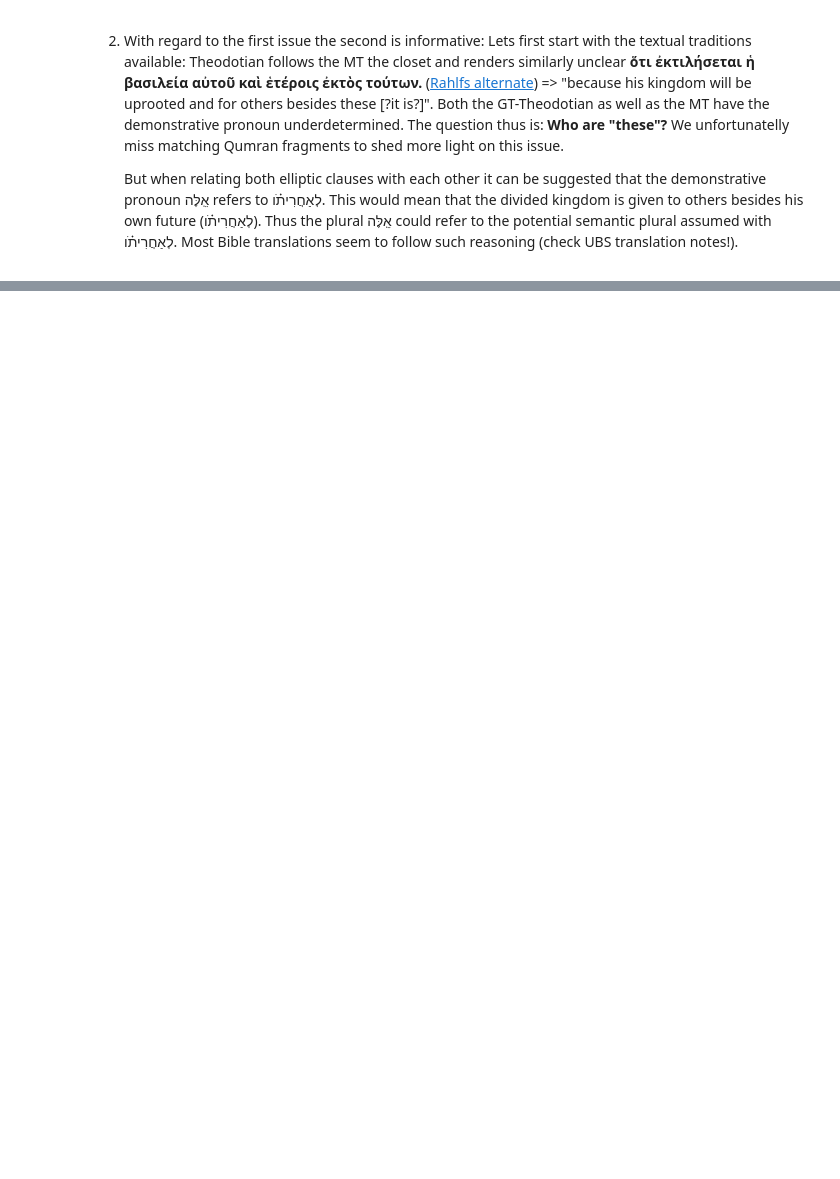
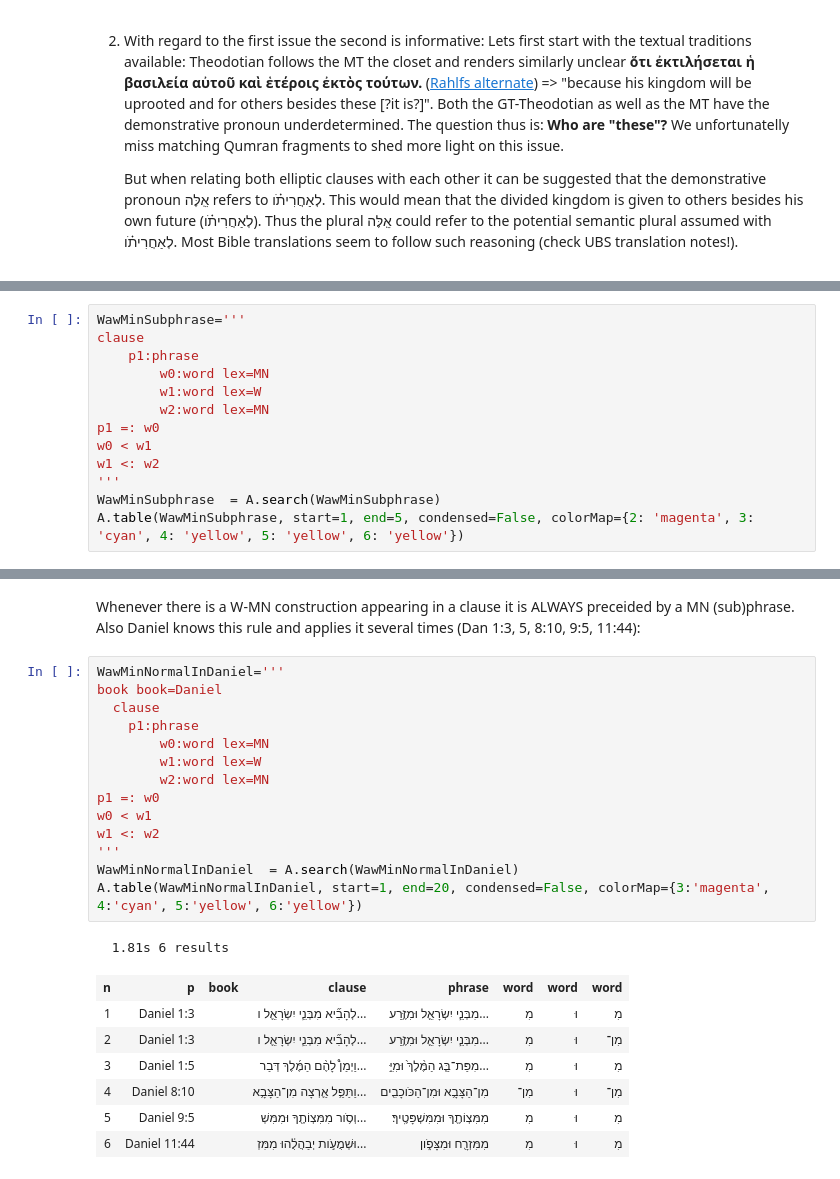
Before and after one commit to oliverglanz/Text-Fabric, a Jupyter notebook: Daniel11/0000_ETCBC-TF_2002-BHS_Daniel11_research_o.glanz_prof-edition.ipynb, the cells around one changed output, grey strips where cells are left out. Drawn from its saved outputs; the diff is of its cells as text; blank space fills up the shorter version.

```diff
--- a/Daniel11/0000_ETCBC-TF_2002-BHS_Daniel11_research_o.glanz_prof-edition.ipynb
+++ b/Daniel11/0000_ETCBC-TF_2002-BHS_Daniel11_research_o.glanz_prof-edition.ipynb
@@ -377,0 +403,13 @@ Both the GT-Theodotian as well as the MT have the demonstrative pronoun underdet
+# %%
+WawMinSubphrase='''
+clause
+    p1:phrase
+        w0:word lex=MN
+        w1:word lex=W
+        w2:word lex=MN
+p1 =: w0
+w0 < w1
+w1 <: w2
+'''
+WawMinSubphrase  = A.search(WawMinSubphrase)
+A.table(WawMinSubphrase, start=1, end=5, condensed=False, colorMap={2: 'magenta', 3: 'cyan', 4: 'yellow', 5: 'yellow', 6: 'yellow'})
@@ -377,0 +424,25 @@ Both the GT-Theodotian as well as the MT have the demonstrative pronoun underdet
+# %% [markdown]
+Whenever there is a W-MN construction appearing in a clause it is ALWAYS preceided by a MN (sub)phrase. Also Daniel knows this rule and applies it several times (Dan 1:3, 5, 8:10, 9:5, 11:44):
+# %%
+WawMinNormalInDaniel='''
+book book=Daniel
+  clause
+    p1:phrase
+        w0:word lex=MN
+        w1:word lex=W
+        w2:word lex=MN
+p1 =: w0
+w0 < w1
+w1 <: w2
+'''
+WawMinNormalInDaniel  = A.search(WawMinNormalInDaniel)
+A.table(WawMinNormalInDaniel, start=1, end=20, condensed=False, colorMap={3:'magenta', 4:'cyan', 5:'yellow', 6:'yellow'})
+# %% [output]
+  1.81s 6 results
+| n | p | book | clause | phrase | word | word | word |
+| 1 | Daniel 1:3 |  | לְהָבִ֞יא מִבְּנֵ֧י יִשְׂרָאֵ֛ל ו... | מִבְּנֵ֧י יִשְׂרָאֵ֛ל וּמִזֶּ֥רַע... | מִ | וּ | מִ |
+| 2 | Daniel 1:3 |  | לְהָבִ֞יא מִבְּנֵ֧י יִשְׂרָאֵ֛ל ו... | מִבְּנֵ֧י יִשְׂרָאֵ֛ל וּמִזֶּ֥רַע... | מִ | וּ | מִן־ |
+| 3 | Daniel 1:5 |  | וַיְמַן֩ לָהֶ֨ם הַמֶּ֜לֶךְ דְּבַר... | מִפַּת־בַּ֤ג הַמֶּ֨לֶךְ֙ וּמִיֵּ֣... | מִ | וּ | מִ |
+| 4 | Daniel 8:10 |  | וַתַּפֵּ֥ל אַ֛רְצָה מִן־הַצָּבָ֥א... | מִן־הַצָּבָ֥א וּמִן־הַכֹּוכָבִ֖ים | מִן־ | וּ | מִן־ |
+| 5 | Daniel 9:5 |  | וְסֹ֥ור מִמִּצְוֹתֶ֖ךָ וּמִמִּשְׁ... | מִמִּצְוֹתֶ֖ךָ וּמִמִּשְׁפָּטֶֽיךָ׃ | מִ | וּ | מִ |
+| 6 | Daniel 11:44 |  | וּשְׁמֻעֹ֣ות יְבַהֲלֻ֔הוּ מִמִּזְ... | מִמִּזְרָ֖ח וּמִצָּפֹ֑ון | מִ | וּ | מִ |
```
Also changed, not shown: parts of 6 cells of this notebook, 1 other file.
